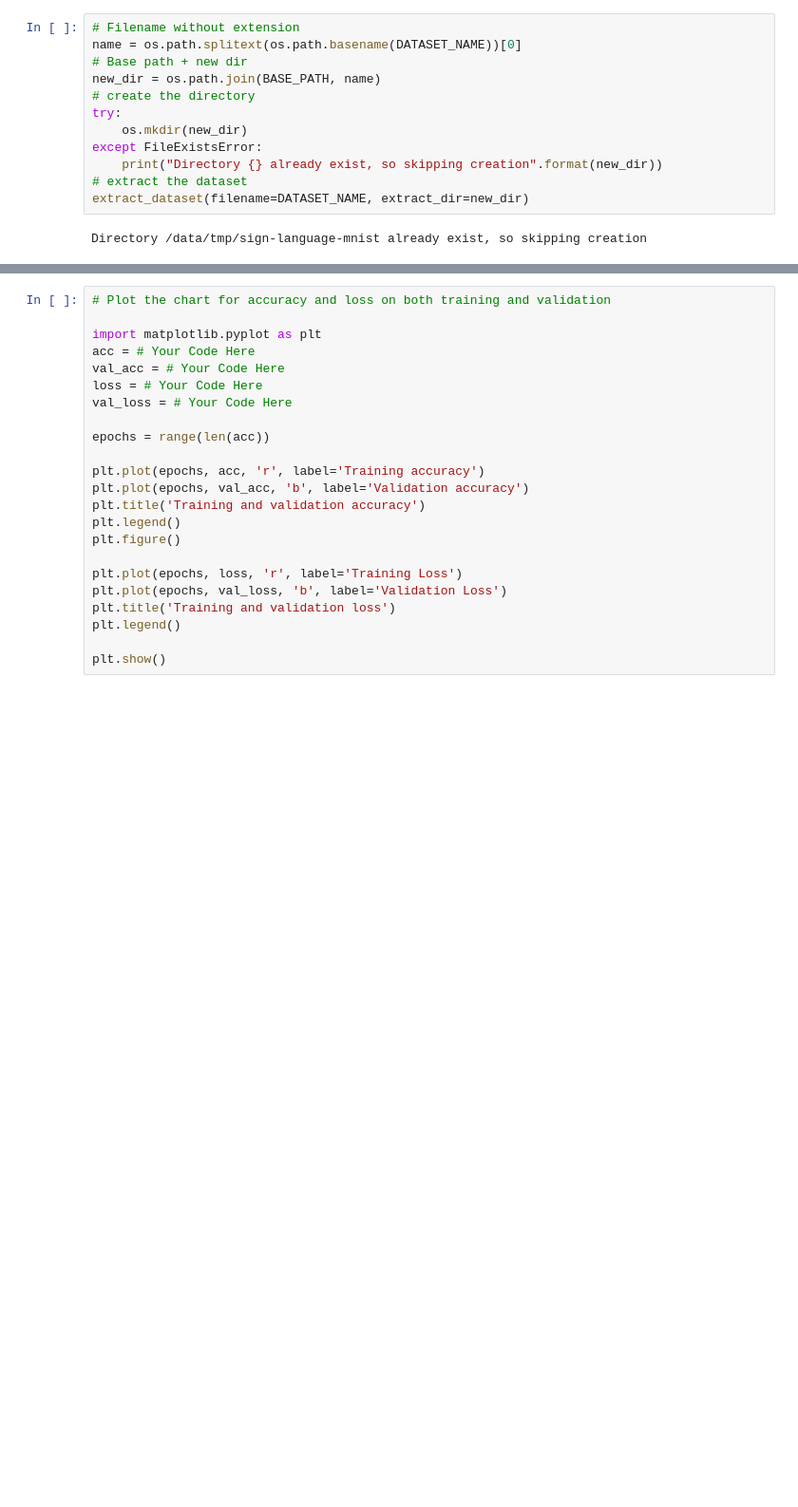
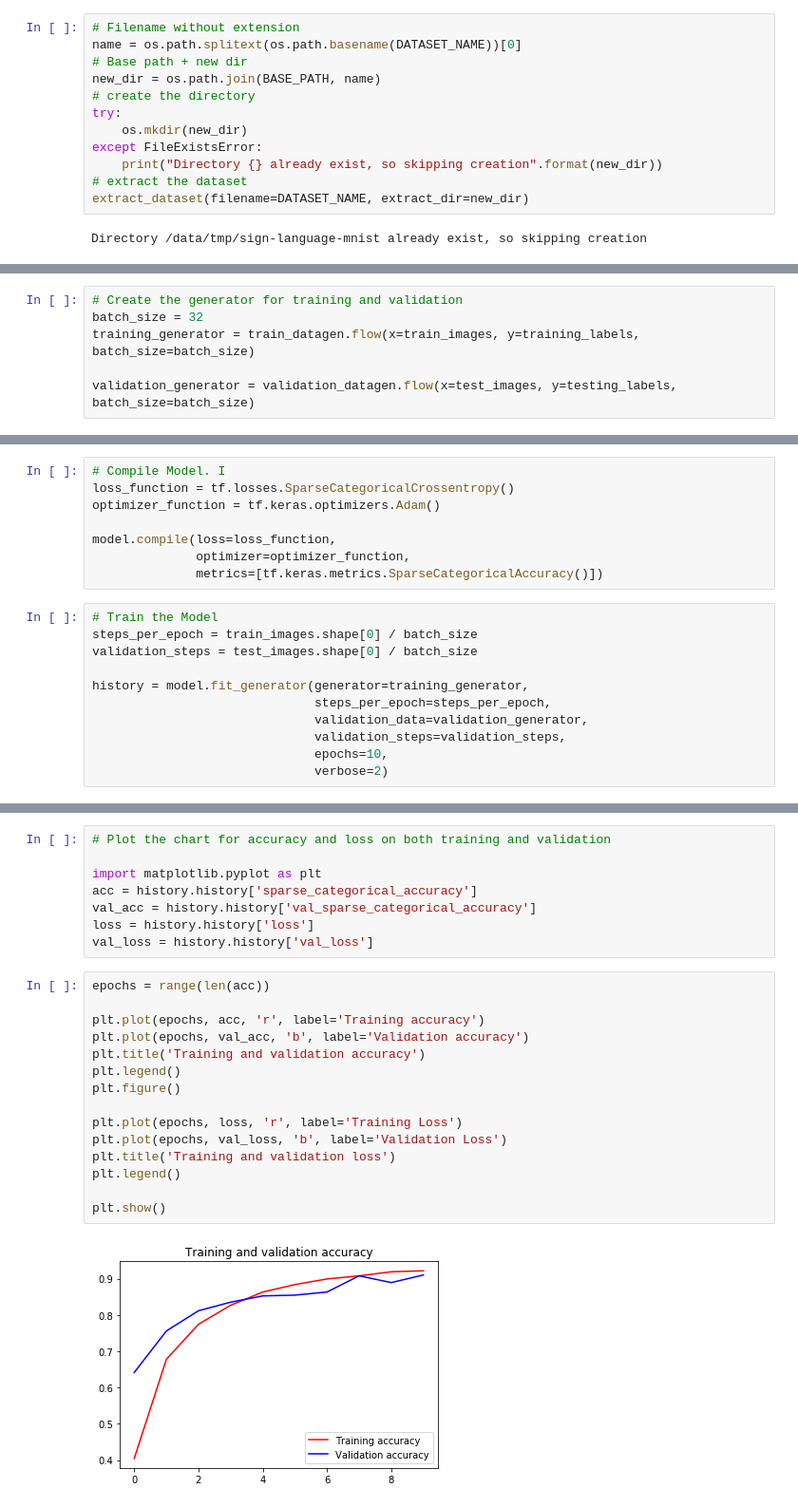
Before and after one commit to laurauzcategui/tensorflow_in_practice, a Jupyter notebook: cnn_in_tensorflow/week_4_multiclass_classifiers/Exercise_8_Question.ipynb, the cells around one changed output, grey strips where cells are left out. Shown at 95% size. Drawn from its saved outputs; the diff is of its cells as text; blank space fills up the shorter version.

```diff
--- a/cnn_in_tensorflow/week_4_multiclass_classifiers/Exercise_8_Question.ipynb
+++ b/cnn_in_tensorflow/week_4_multiclass_classifiers/Exercise_8_Question.ipynb
@@ -173,0 +164,6 @@ model.evaluate(testing_images, testing_labels)
+# %%
+# Create the generator for training and validation
+batch_size = 32
+training_generator = train_datagen.flow(x=train_images, y=training_labels, batch_size=batch_size)
+
+validation_generator = validation_datagen.flow(x=test_images, y=testing_labels, batch_size=batch_size)
@@ -173,0 +187,19 @@ model.evaluate(testing_images, testing_labels)
+# %%
+# Compile Model. I
+loss_function = tf.losses.SparseCategoricalCrossentropy()
+optimizer_function = tf.keras.optimizers.Adam()
+
+model.compile(loss=loss_function,
+              optimizer=optimizer_function,
+              metrics=[tf.keras.metrics.SparseCategoricalAccuracy()])
+# %%
+# Train the Model
+steps_per_epoch = train_images.shape[0] / batch_size
+validation_steps = test_images.shape[0] / batch_size
+
+history = model.fit_generator(generator=training_generator,
+                              steps_per_epoch=steps_per_epoch,
+                              validation_data=validation_generator,
+                              validation_steps=validation_steps,
+                              epochs=10,
+                              verbose=2)
@@ -174,23 +239,25 @@ model.evaluate(testing_images, testing_labels)
+# %%
+# Plot the chart for accuracy and loss on both training and validation
+
+import matplotlib.pyplot as plt
+acc = history.history['sparse_categorical_accuracy']
+val_acc = history.history['val_sparse_categorical_accuracy']
+loss = history.history['loss']
+val_loss = history.history['val_loss']
 # %%
-# Plot the chart for accuracy and loss on both training and validation
-
-import matplotlib.pyplot as plt
-acc = # Your Code Here
-val_acc = # Your Code Here
-loss = # Your Code Here
-val_loss = # Your Code Here
-
 epochs = range(len(acc))
 
 plt.plot(epochs, acc, 'r', label='Training accuracy')
 plt.plot(epochs, val_acc, 'b', label='Validation accuracy')
 plt.title('Training and validation accuracy')
 plt.legend()
 plt.figure()
 
 plt.plot(epochs, loss, 'r', label='Training Loss')
 plt.plot(epochs, val_loss, 'b', label='Validation Loss')
 plt.title('Training and validation loss')
 plt.legend()
 
 plt.show()
+# %% [output]
+[figure, added]
```
Also changed, not shown: parts of 14 cells of this notebook.
